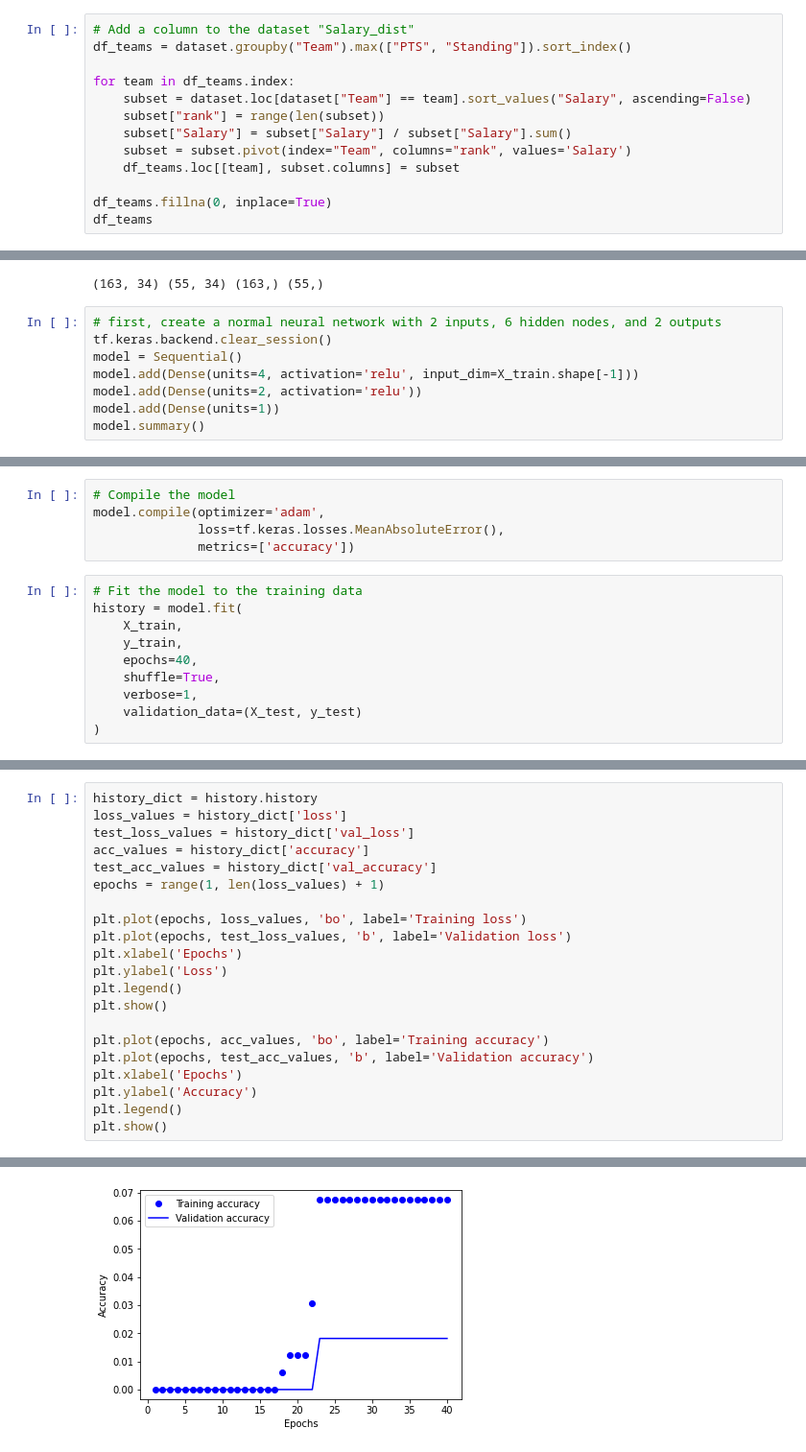
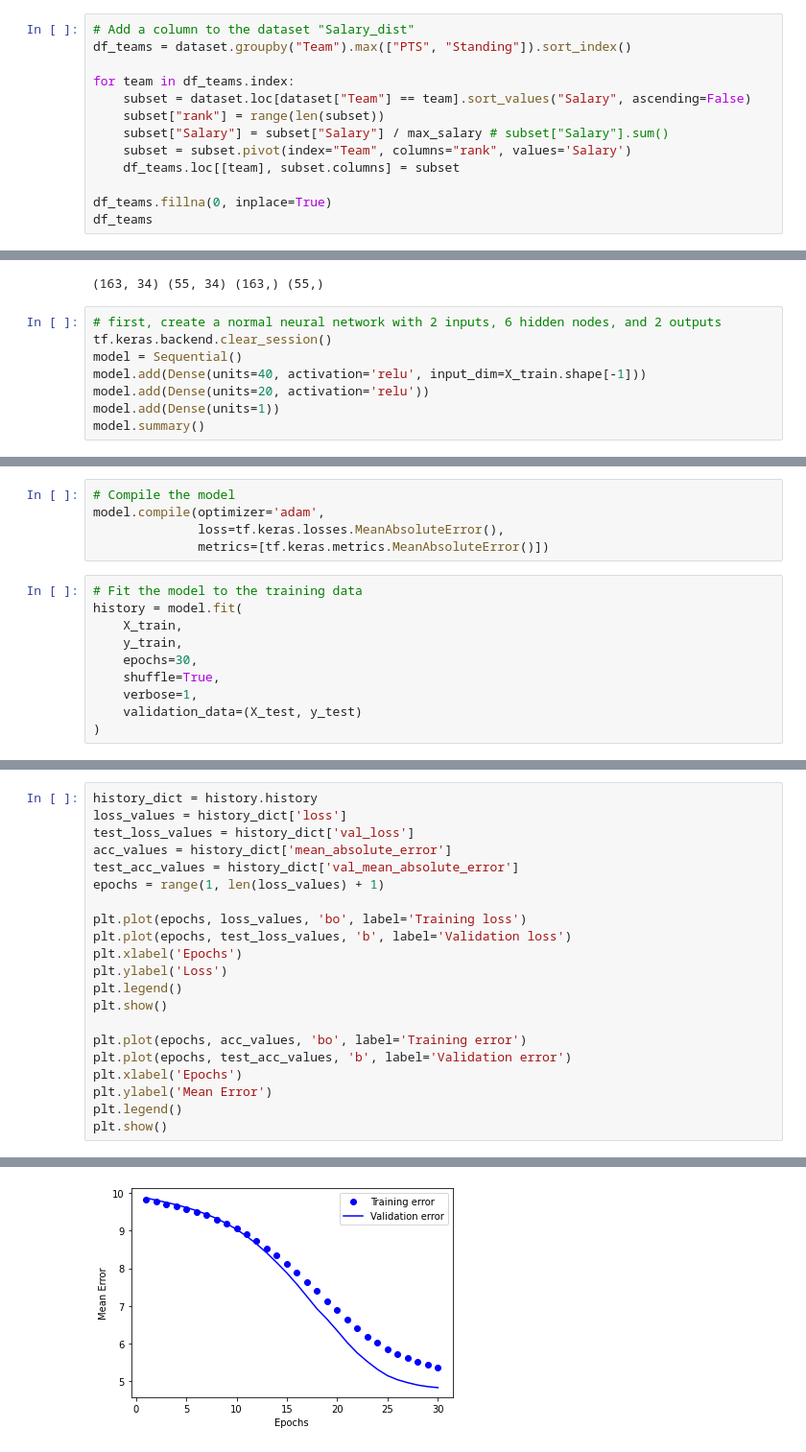
Before and after one commit to joshuadanielp/umn_fantasy_soccer, a Jupyter notebook: notebooks/budget_profile.ipynb, the cells around one changed output, grey strips where cells are left out. Shown: that part at 96% size. Cells and saved outputs as stored; diff of their text form.

Commit message:
Minor metrics fix for salary profile

```diff
--- a/notebooks/budget_profile.ipynb
+++ b/notebooks/budget_profile.ipynb
@@ -64,7 +64,7 @@ df_teams = dataset.groupby("Team").max(["PTS", "Standing"]).sort_index()
 for team in df_teams.index:
     subset = dataset.loc[dataset["Team"] == team].sort_values("Salary", ascending=False)
     subset["rank"] = range(len(subset))
-    subset["Salary"] = subset["Salary"] / subset["Salary"].sum()
+    subset["Salary"] = subset["Salary"] / max_salary # subset["Salary"].sum()
     subset = subset.pivot(index="Team", columns="rank", values='Salary')
     df_teams.loc[[team], subset.columns] = subset
 
@@ -146,8 +146,8 @@ print(X_train.shape, X_test.shape, y_train.shape, y_test.shape)
 # first, create a normal neural network with 2 inputs, 6 hidden nodes, and 2 outputs
 tf.keras.backend.clear_session()
 model = Sequential()
-model.add(Dense(units=4, activation='relu', input_dim=X_train.shape[-1]))
-model.add(Dense(units=2, activation='relu'))
+model.add(Dense(units=40, activation='relu', input_dim=X_train.shape[-1]))
+model.add(Dense(units=20, activation='relu'))
 model.add(Dense(units=1))
 model.summary()
 # %% [output]
@@ -169,13 +169,13 @@ _________________________________________________________________
 # Compile the model
 model.compile(optimizer='adam',
               loss=tf.keras.losses.MeanAbsoluteError(),
-              metrics=['accuracy'])
+              metrics=[tf.keras.metrics.MeanAbsoluteError()])
 # %%
 # Fit the model to the training data
 history = model.fit(
     X_train,
     y_train,
-    epochs=40,
+    epochs=30,
     shuffle=True,
     verbose=1,
     validation_data=(X_test, y_test)
@@ -202,8 +202,8 @@ Epoch 40/40
 history_dict = history.history
 loss_values = history_dict['loss']
 test_loss_values = history_dict['val_loss']
-acc_values = history_dict['accuracy']
-test_acc_values = history_dict['val_accuracy']
+acc_values = history_dict['mean_absolute_error']
+test_acc_values = history_dict['val_mean_absolute_error']
 epochs = range(1, len(loss_values) + 1)
 
 plt.plot(epochs, loss_values, 'bo', label='Training loss')
@@ -213,10 +213,10 @@ plt.ylabel('Loss')
 plt.legend()
 plt.show()
 
-plt.plot(epochs, acc_values, 'bo', label='Training accuracy')
-plt.plot(epochs, test_acc_values, 'b', label='Validation accuracy')
+plt.plot(epochs, acc_values, 'bo', label='Training error')
+plt.plot(epochs, test_acc_values, 'b', label='Validation error')
 plt.xlabel('Epochs')
-plt.ylabel('Accuracy')
+plt.ylabel('Mean Error')
 plt.legend()
 plt.show()
 # %% [output]
@@ -224,4 +224,4 @@ plt.show()
-[figure, old version]
+[figure, new version]
 # %%
 history_dict.keys()
 # %% [output]
```
Also changed, not shown: parts of 11 cells of this notebook.
